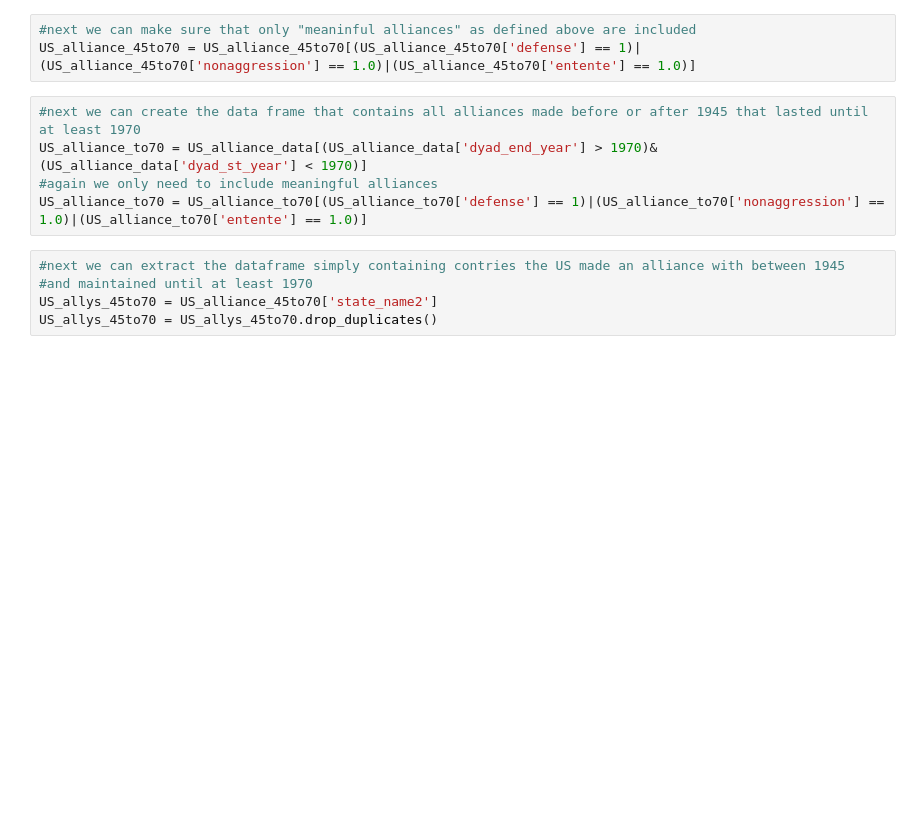
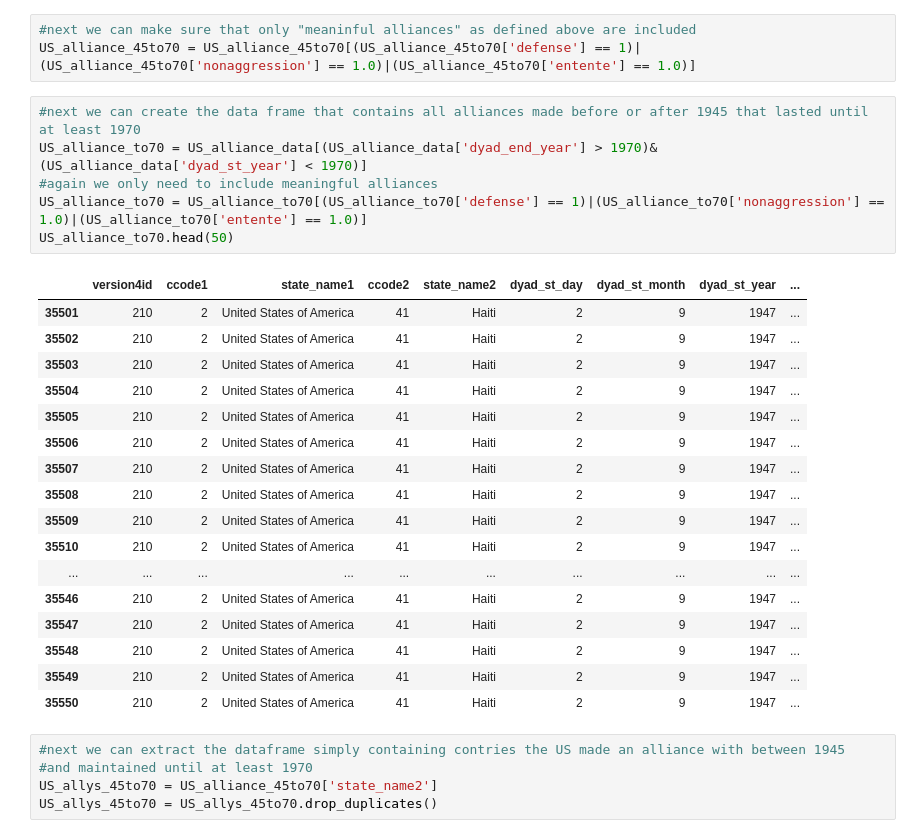
Before and after one commit to tomwillcode/American_Foreign_Policy_Research, a Jupyter notebook: American_Foreign_Policy_EDA.ipynb, the cells around one changed output. Cells and saved outputs as stored; diff of their text form; blank space fills up the shorter version.

```diff
--- a/American_Foreign_Policy_EDA.ipynb
+++ b/American_Foreign_Policy_EDA.ipynb
@@ -49,8 +49,27 @@ US_alliance_45to70 = US_alliance_45to70[(US_alliance_45to70['defense'] == 1)|(US
 # %%
 #next we can create the data frame that contains all alliances made before or after 1945 that lasted until at least 1970
 US_alliance_to70 = US_alliance_data[(US_alliance_data['dyad_end_year'] > 1970)&(US_alliance_data['dyad_st_year'] < 1970)]
 #again we only need to include meaningful alliances
 US_alliance_to70 = US_alliance_to70[(US_alliance_to70['defense'] == 1)|(US_alliance_to70['nonaggression'] == 1.0)|(US_alliance_to70['entente'] == 1.0)]
+US_alliance_to70.head(50)
+# %% [output]
+|  | version4id | ccode1 | state_name1 | ccode2 | state_name2 | dyad_st_day | dyad_st_month | dyad_st_year | ... |
+| 35501 | 210 | 2 | United States of America | 41 | Haiti | 2 | 9 | 1947 | ... |
+| 35502 | 210 | 2 | United States of America | 41 | Haiti | 2 | 9 | 1947 | ... |
+| 35503 | 210 | 2 | United States of America | 41 | Haiti | 2 | 9 | 1947 | ... |
+| 35504 | 210 | 2 | United States of America | 41 | Haiti | 2 | 9 | 1947 | ... |
+| 35505 | 210 | 2 | United States of America | 41 | Haiti | 2 | 9 | 1947 | ... |
+| 35506 | 210 | 2 | United States of America | 41 | Haiti | 2 | 9 | 1947 | ... |
+| 35507 | 210 | 2 | United States of America | 41 | Haiti | 2 | 9 | 1947 | ... |
+| 35508 | 210 | 2 | United States of America | 41 | Haiti | 2 | 9 | 1947 | ... |
+| 35509 | 210 | 2 | United States of America | 41 | Haiti | 2 | 9 | 1947 | ... |
+| 35510 | 210 | 2 | United States of America | 41 | Haiti | 2 | 9 | 1947 | ... |
+| ... | ... | ... | ... | ... | ... | ... | ... | ... | ... |
+| 35546 | 210 | 2 | United States of America | 41 | Haiti | 2 | 9 | 1947 | ... |
+| 35547 | 210 | 2 | United States of America | 41 | Haiti | 2 | 9 | 1947 | ... |
+| 35548 | 210 | 2 | United States of America | 41 | Haiti | 2 | 9 | 1947 | ... |
+| 35549 | 210 | 2 | United States of America | 41 | Haiti | 2 | 9 | 1947 | ... |
+| 35550 | 210 | 2 | United States of America | 41 | Haiti | 2 | 9 | 1947 | ... |
 # %%
 #next we can extract the dataframe simply containing contries the US made an alliance with between 1945
 #and maintained until at least 1970
```
Also changed, not shown: parts of 1 cell of this notebook, 18 other files.
